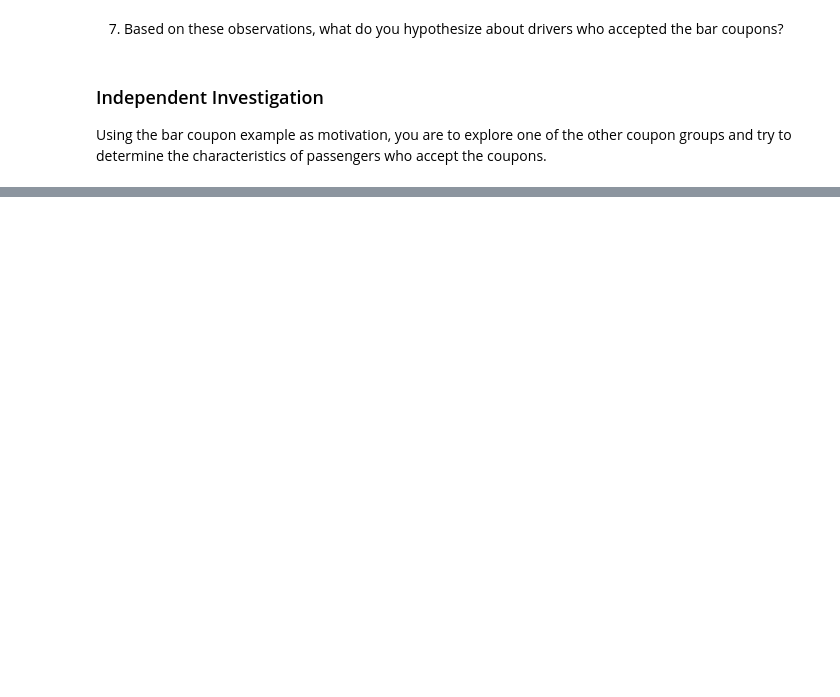
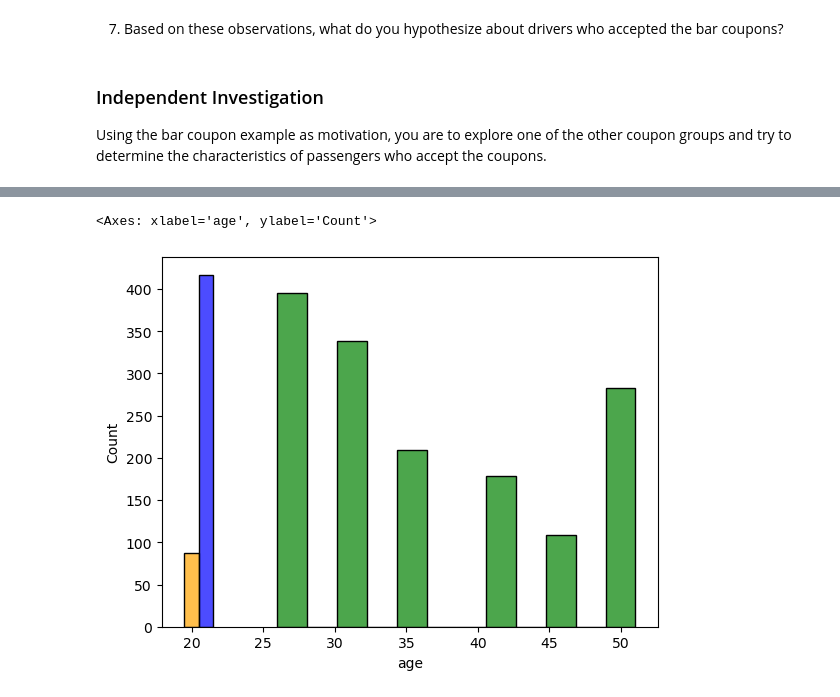
Before and after one commit to te8titan/assignment_5_1, a Jupyter notebook: prompt.ipynb, the cells around one changed output, grey strips where cells are left out. Cells and saved outputs as stored; diff of their text form; code cells hidden in the pictures; blank space fills up the shorter version.

```diff
--- a/prompt.ipynb
+++ b/prompt.ipynb
@@ -702,0 +892,11 @@ Using the bar coupon example as motivation, you are to explore one of the other
+# %%
+# Do a visualization where showing the bar customer with their age
+class_1 = df_bar.loc[df_bar['age'] < 21]['age']
+class_2 = df_bar.loc[(df_bar['age'] > 20) & (df_bar['age'] < 26)]['age']
+class_3 = df_bar.loc[df_bar['age'] > 25]['age']
+sns.histplot(class_1, color = 'orange', alpha = 0.7)
+sns.histplot(class_2, color = 'blue', alpha = 0.7)
+sns.histplot(class_3, color = 'green', alpha = 0.7)
+# %% [output]
+<Axes: xlabel='age', ylabel='Count'>
+[figure, added]
```
Also changed, not shown: parts of 17 cells of this notebook, 1 other file.
